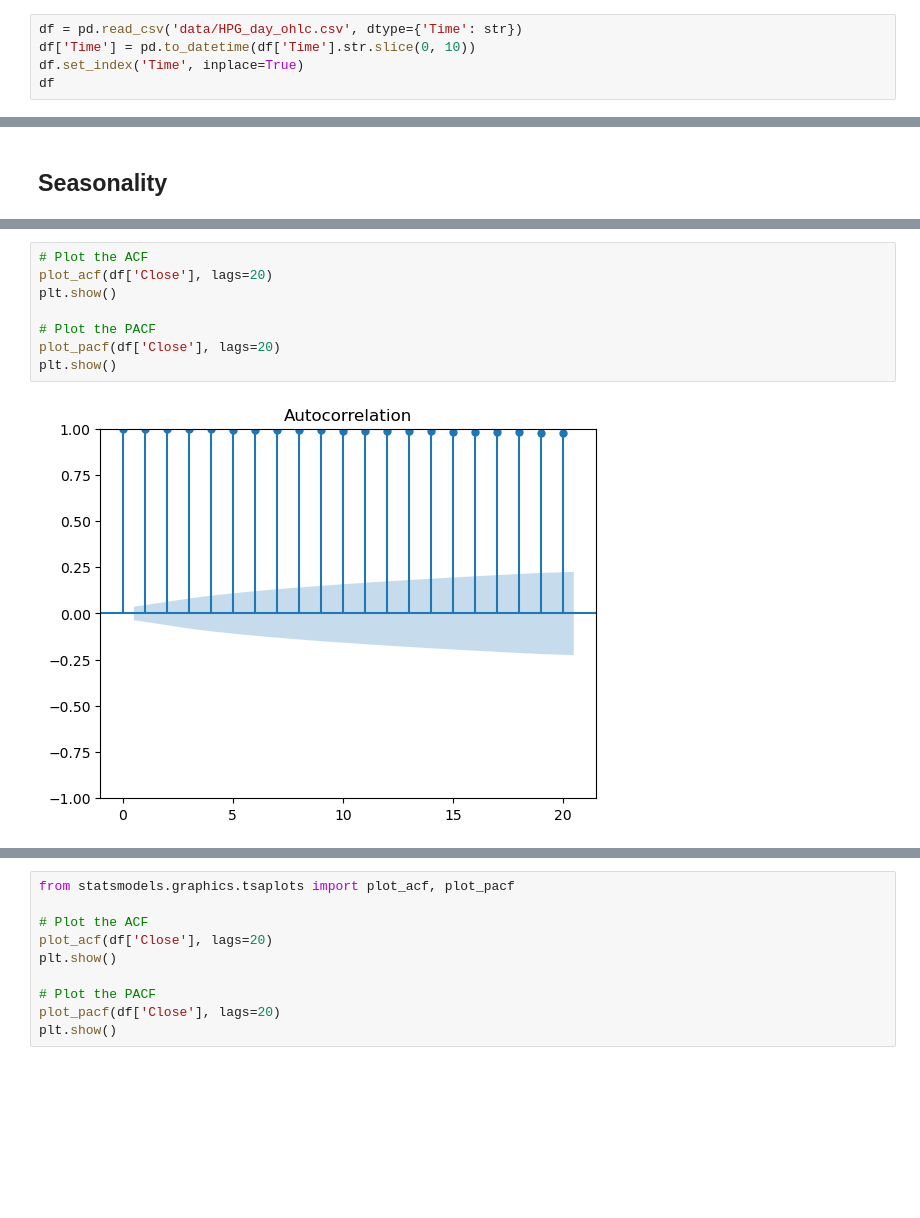
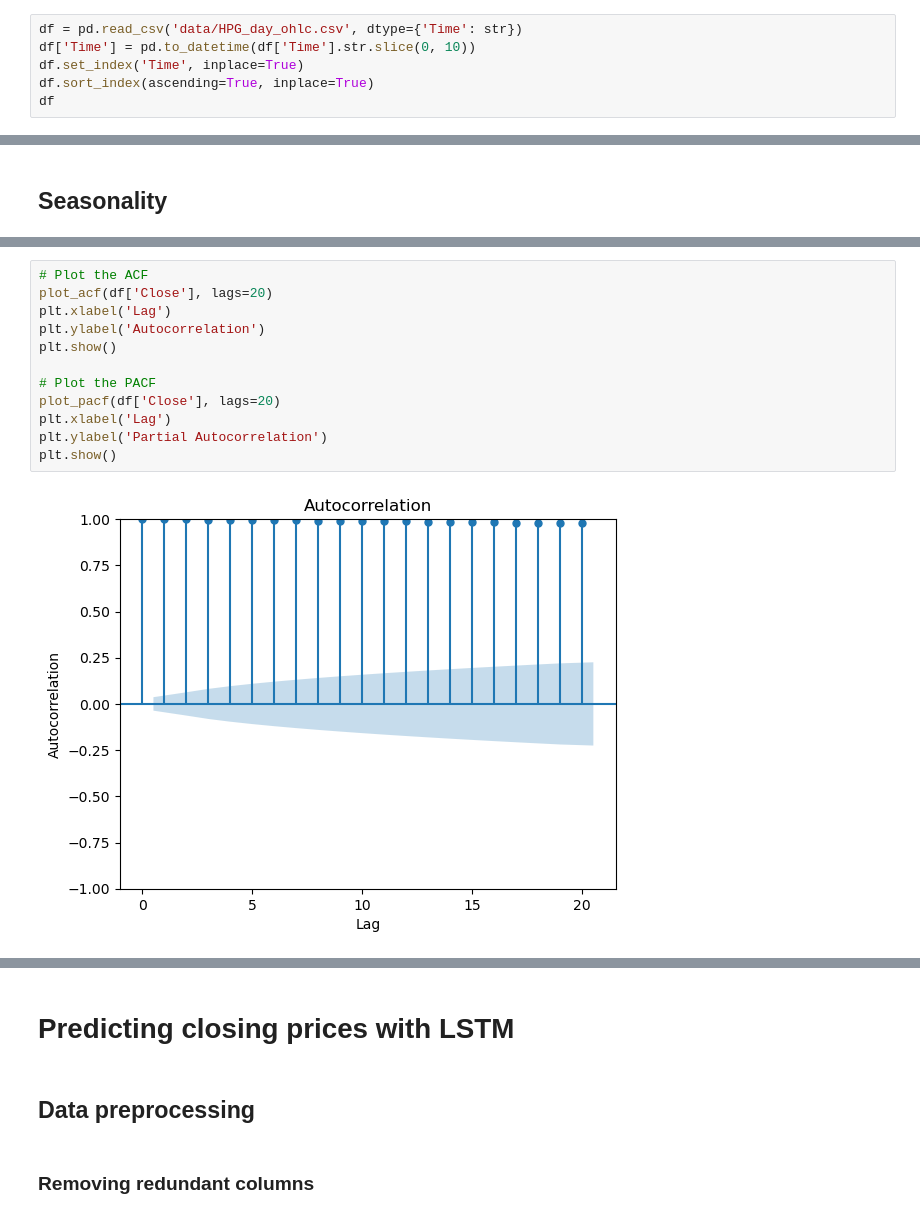
Before and after one commit to khanhha1005/Group23_Business_Analytics, a Jupyter notebook: predictive-analytics.ipynb, the cells around one changed output, grey strips where cells are left out. Cells and saved outputs as stored; diff of their text form; blank space fills up the shorter version.

```diff
--- a/predictive-analytics.ipynb
+++ b/predictive-analytics.ipynb
@@ -11,6 +22,7 @@ import matplotlib.pyplot as plt
 df = pd.read_csv('data/HPG_day_ohlc.csv', dtype={'Time': str})
 df['Time'] = pd.to_datetime(df['Time'].str.slice(0, 10))
 df.set_index('Time', inplace=True)
+df.sort_index(ascending=True, inplace=True)
 df
 # %% [output]
 |  | Timestamp | Symbol | Open | High | Low | Close | Volume | Resolution | Last Updated |
@@ -66,10 +78,14 @@ Text(0.5, 1.0, 'HPG Closing Price Lag Plot (lag=1)')
 # %%
 # Plot the ACF
 plot_acf(df['Close'], lags=20)
+plt.xlabel('Lag')
+plt.ylabel('Autocorrelation')
 plt.show()
 
 # Plot the PACF
 plot_pacf(df['Close'], lags=20)
+plt.xlabel('Lag')
+plt.ylabel('Partial Autocorrelation')
 plt.show()
 # %% [output]
-[figure, old version]
+[figure, new version]
@@ -77,10 +93,6 @@ plt.show()
-# %%
-from statsmodels.graphics.tsaplots import plot_acf, plot_pacf
-
-# Plot the ACF
-plot_acf(df['Close'], lags=20)
-plt.show()
-
-# Plot the PACF
-plot_pacf(df['Close'], lags=20)
-plt.show()
+# %% [markdown]
+# Predicting closing prices with LSTM
+# %% [markdown]
+## Data preprocessing
+# %% [markdown]
+### Removing redundant columns
```
Also changed, not shown: parts of 21 cells of this notebook.
